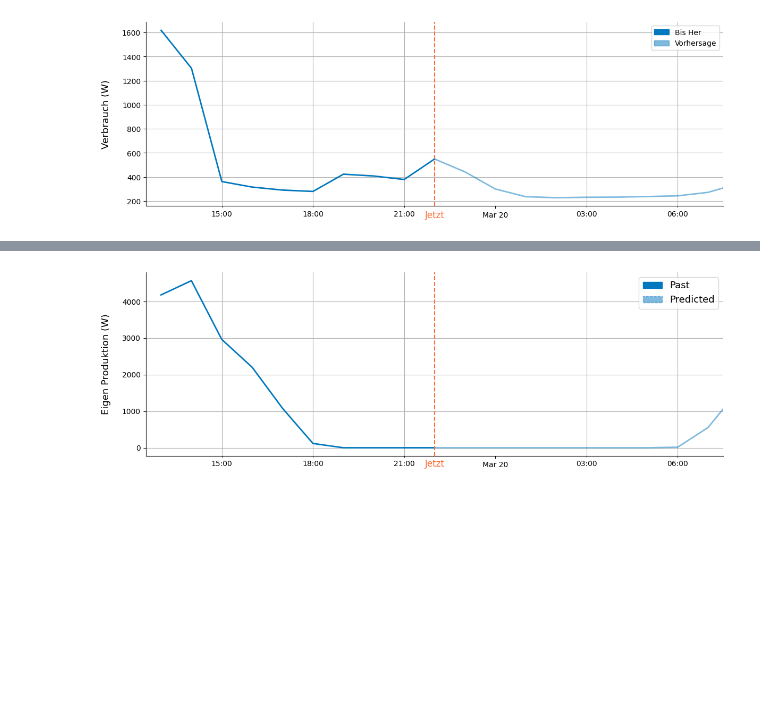
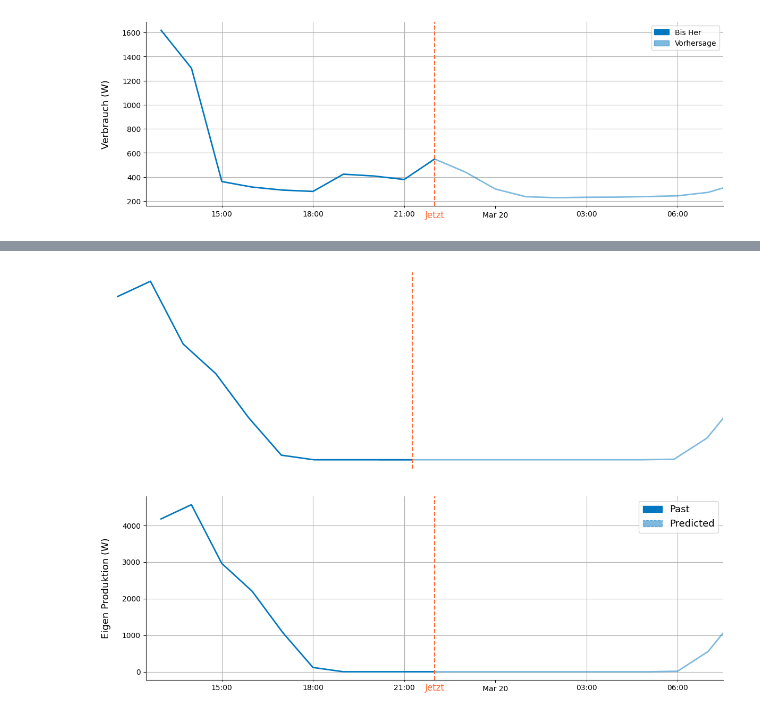
Before and after one commit to MockaWolke/SmartCity, a Jupyter notebook: plots.ipynb, the cells around one changed output, grey strips where cells are left out. Saved outputs shown, nothing was run; the diff lists cells and outputs as text; code cells hidden in the pictures; blank space fills up the shorter version.

```diff
--- a/plots.ipynb
+++ b/plots.ipynb
@@ -199,3 +246,71 @@ plt.show()
+# %%
+
+fig, ax = plt.subplots(figsize=(12, 4))
+
+now = datetime.datetime(2022, 3, 19, 22, 00)
+
+
+# Plotting the data with a beautiful shade of blue
+ax.plot(together.loc[:now].index, together.loc[:now].Production, color=COLORS[0], lw=2, label='Production')
+
+diff = together.copy()
+last = together.loc[:now].index[-1]
+together.loc[last, 'Predicted Consumption'] = together.loc[last, "Consumption"]
+
+minus_last_hour = now - datetime.timedelta(hours= 1)
+
+# Assuming you're faking the "Predicted Production" to be the same as "Production" just for visualization
+together['Predicted Production'] = together.Production
+
+# Plotting the predicted production after 'now' with a dashed line and reduced opacity
+ax.plot(together.loc[minus_last_hour:].index, together.loc[minus_last_hour:]['Predicted Production'],
+ color=COLORS[0],
+        lw=2,
+        label='Pred',
+        alpha = 0.5)
+
+
+
+
+# Y-axis label
+ax.set_ylabel("Eigen Produktion (W)",  labelpad=15,  fontsize = 13)
+
+# Setting up the x-axis with a better formatting and rotating labels for clarity
+ax.xaxis.set_major_locator(mdates.DayLocator())
+ax.xaxis.set_major_formatter(mdates.DateFormatter('%b %d'))
+ax.xaxis.set_minor_locator(mdates.HourLocator(byhour=range(0, 24, 3)))
+ax.xaxis.set_minor_formatter(mdates.DateFormatter('%H:%M'))
+plt.setp(ax.xaxis.get_minorticklabels(), rotation=0)
+ax.xaxis.grid(True, which="minor")
+ax.yaxis.grid()
+
+# Add a dotted vertical line at 'now'
+ax.axvline(x=now, linestyle='--', color=COLORS[3], lw=1.5)
+
+# Centering the plot around now
+time_range = together.index[-1] - together.index[0]
+half_range = time_range / 2
+ax.set_xlim([now - half_range, now + half_range])
+
+
+# Spines (the box around the plot)
+ax.spines['top'].set_visible(False)
+ax.spines['right'].set_visible(False)
+
+ax.spines['top'].set_visible(False)
+ax.spines['right'].set_visible(False)
+ax.spines['bottom'].set_visible(False)
+ax.spines['left'].set_visible(False)
+ax.get_xaxis().set_visible(False)
+ax.get_yaxis().set_visible(False)
+
+
+plt.tight_layout()
+
+plt.savefig("imgs/Produktionsentwicklung_zoom.svg", bbox_inches = "tight")
+plt.show()
+# %% [output]
+[figure, added]
 # %%
 fig, ax = plt.subplots(figsize=(12, 4))
 
```
Also changed, not shown: parts of 8 cells of this notebook, 13 other files.
